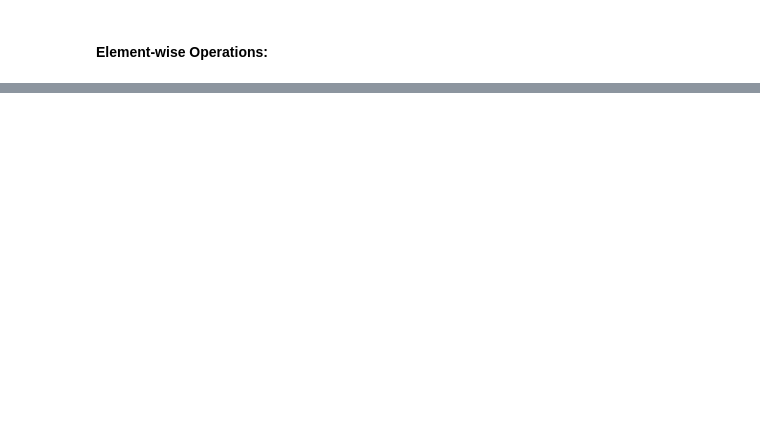
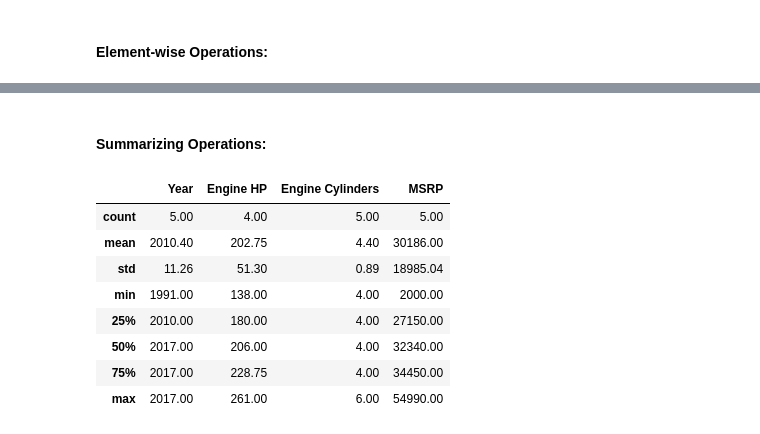
Before and after one commit to besteekmen/ML-ZoomCamp-Outputs, a Jupyter notebook: module1_intro/module1.ipynb, the cells around one changed output, grey strips where cells are left out. Drawn from its saved outputs; the diff is of its cells as text; code cells hidden in the pictures; blank space fills up the shorter version.

```diff
--- a/module1_intro/module1.ipynb
+++ b/module1_intro/module1.ipynb
@@ -520,0 +581,15 @@ df
+# %% [markdown]
+#### Summarizing Operations:
+# %%
+# summarize info of numeric datya rounded to 2 decimals
+df.describe().round(2)
+# %% [output]
+|  | Year | Engine HP | Engine Cylinders | MSRP |
+| count | 5.00 | 4.00 | 5.00 | 5.00 |
+| mean | 2010.40 | 202.75 | 4.40 | 30186.00 |
+| std | 11.26 | 51.30 | 0.89 | 18985.04 |
+| min | 1991.00 | 138.00 | 4.00 | 2000.00 |
+| 25% | 2010.00 | 180.00 | 4.00 | 27150.00 |
+| 50% | 2017.00 | 206.00 | 4.00 | 32340.00 |
+| 75% | 2017.00 | 228.75 | 4.00 | 34450.00 |
+| max | 2017.00 | 261.00 | 6.00 | 54990.00 |
```
Also changed, not shown: parts of 19 cells of this notebook.
